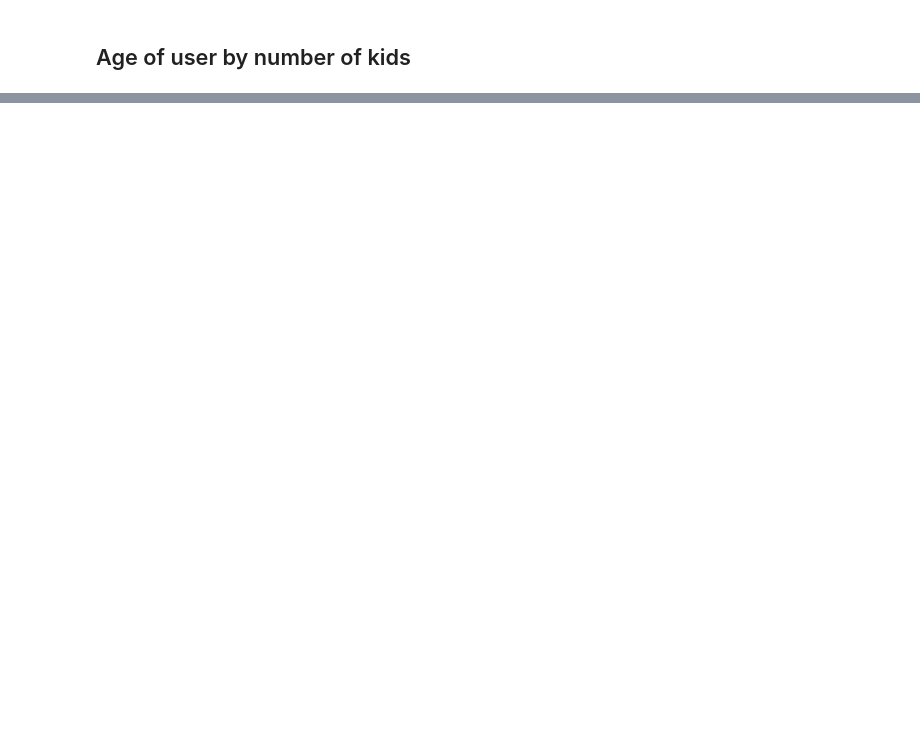
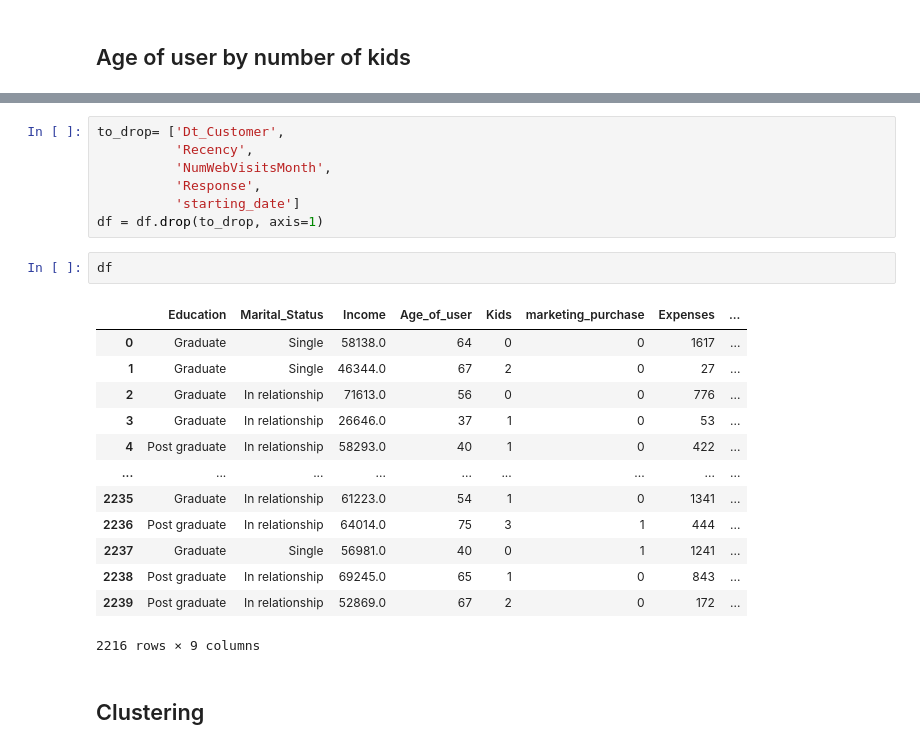
Before and after one commit to AurelienGgt/Customer-Personality-Analysis, a Jupyter notebook: Analyse.ipynb, the cells around one changed output, grey strips where cells are left out. Drawn from its saved outputs; the diff is of its cells as text; blank space fills up the shorter version.

Commit message:
Ready to start the clustering

```diff
--- a/Analyse.ipynb
+++ b/Analyse.ipynb
@@ -1018,2 +983,25 @@ Passing `palette` without assigning `hue` is deprecated and will be removed in v
+# %%
+to_drop= ['Dt_Customer',
+          'Recency',
+          'NumWebVisitsMonth',
+          'Response',
+          'starting_date']
+df = df.drop(to_drop, axis=1)
+# %%
+df
+# %% [output]
+|  | Education | Marital_Status | Income | Age_of_user | Kids | marketing_purchase | Expenses | ... |
+| 0 | Graduate | Single | 58138.0 | 64 | 0 | 0 | 1617 | ... |
+| 1 | Graduate | Single | 46344.0 | 67 | 2 | 0 | 27 | ... |
+| 2 | Graduate | In relationship | 71613.0 | 56 | 0 | 0 | 776 | ... |
+| 3 | Graduate | In relationship | 26646.0 | 37 | 1 | 0 | 53 | ... |
+| 4 | Post graduate | In relationship | 58293.0 | 40 | 1 | 0 | 422 | ... |
+| ... | ... | ... | ... | ... | ... | ... | ... | ... |
+| 2235 | Graduate | In relationship | 61223.0 | 54 | 1 | 0 | 1341 | ... |
+| 2236 | Post graduate | In relationship | 64014.0 | 75 | 3 | 1 | 444 | ... |
+| 2237 | Graduate | Single | 56981.0 | 40 | 0 | 1 | 1241 | ... |
+| 2238 | Post graduate | In relationship | 69245.0 | 65 | 1 | 0 | 843 | ... |
+| 2239 | Post graduate | In relationship | 52869.0 | 67 | 2 | 0 | 172 | ... |
+2216 rows × 9 columns
 # %% [markdown]
-##
+## Clustering
```
Also changed, not shown: parts of 27 cells of this notebook.
